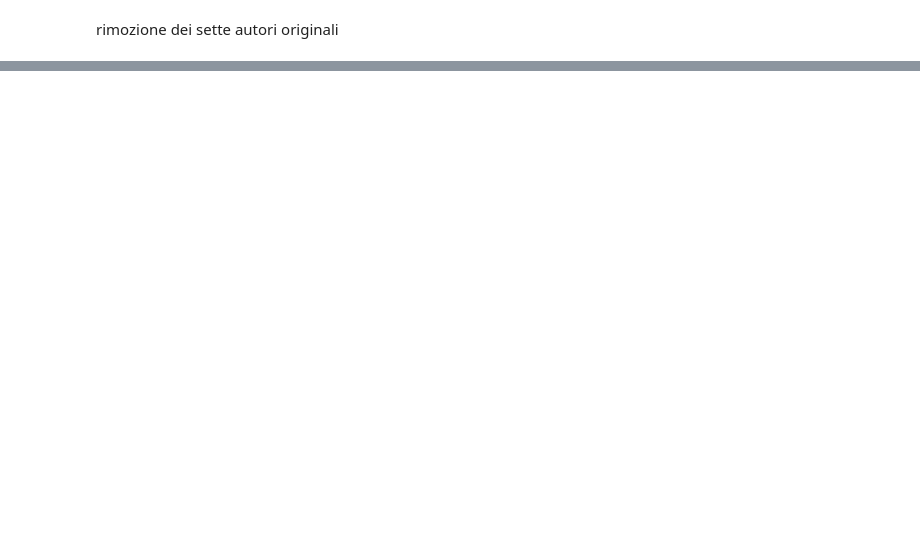
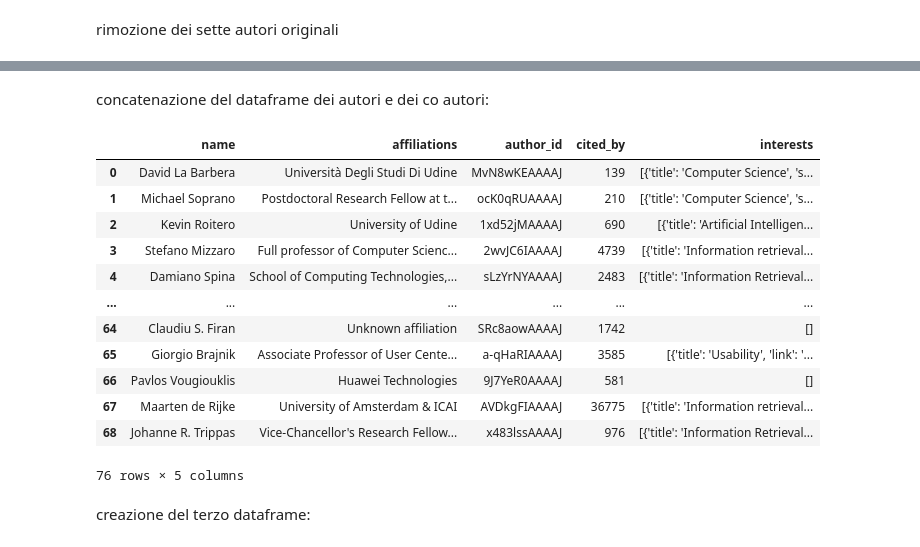
Before and after one commit to TakeOff30/AnalisiGrafoNetworkX, a Jupyter notebook: progetto1_social/progetto1.ipynb, the cells around one changed output, grey strips where cells are left out. Drawn from its saved outputs; the diff is of its cells as text; code cells hidden in the pictures; blank space fills up the shorter version.

```diff
--- a/progetto1_social/progetto1.ipynb
+++ b/progetto1_social/progetto1.ipynb
@@ -209,0 +210,22 @@ NameError: name 'resultsCoAuthors' is not defined
+# %% [markdown]
+concatenazione del dataframe dei autori e dei co autori:
+# %%
+finalNodeDf = pd.concat( [nodesDf, coAuthorDf]) #dataframe con tutti gli autori di nostro interesse
+finalNodeDf = finalNodeDf.drop('Unnamed: 0', axis=1)
+display(finalNodeDf)
+# %% [output]
+|  | name | affiliations | author_id | cited_by | interests |
+| 0 | David La Barbera | Università Degli Studi Di Udine | MvN8wKEAAAAJ | 139 | [{'title': 'Computer Science', 's... |
+| 1 | Michael Soprano | Postdoctoral Research Fellow at t... | ocK0qRUAAAAJ | 210 | [{'title': 'Computer Science', 's... |
+| 2 | Kevin Roitero | University of Udine | 1xd52jMAAAAJ | 690 | [{'title': 'Artificial Intelligen... |
+| 3 | Stefano Mizzaro | Full professor of Computer Scienc... | 2wvJC6IAAAAJ | 4739 | [{'title': 'Information retrieval... |
+| 4 | Damiano Spina | School of Computing Technologies,... | sLzYrNYAAAAJ | 2483 | [{'title': 'Information Retrieval... |
+| ... | ... | ... | ... | ... | ... |
+| 64 | Claudiu S. Firan | Unknown affiliation | SRc8aowAAAAJ | 1742 | [] |
+| 65 | Giorgio Brajnik | Associate Professor of User Cente... | a-qHaRIAAAAJ | 3585 | [{'title': 'Usability', 'link': '... |
+| 66 | Pavlos Vougiouklis | Huawei Technologies | 9J7YeR0AAAAJ | 581 | [] |
+| 67 | Maarten de Rijke | University of Amsterdam & ICAI | AVDkgFIAAAAJ | 36775 | [{'title': 'Information retrieval... |
+| 68 | Johanne R. Trippas | Vice-Chancellor's Research Fellow... | x483lssAAAAJ | 976 | [{'title': 'Information Retrieval... |
+76 rows × 5 columns
+# %% [markdown]
+creazione del terzo dataframe:
```
Also changed, not shown: parts of 12 cells of this notebook.
